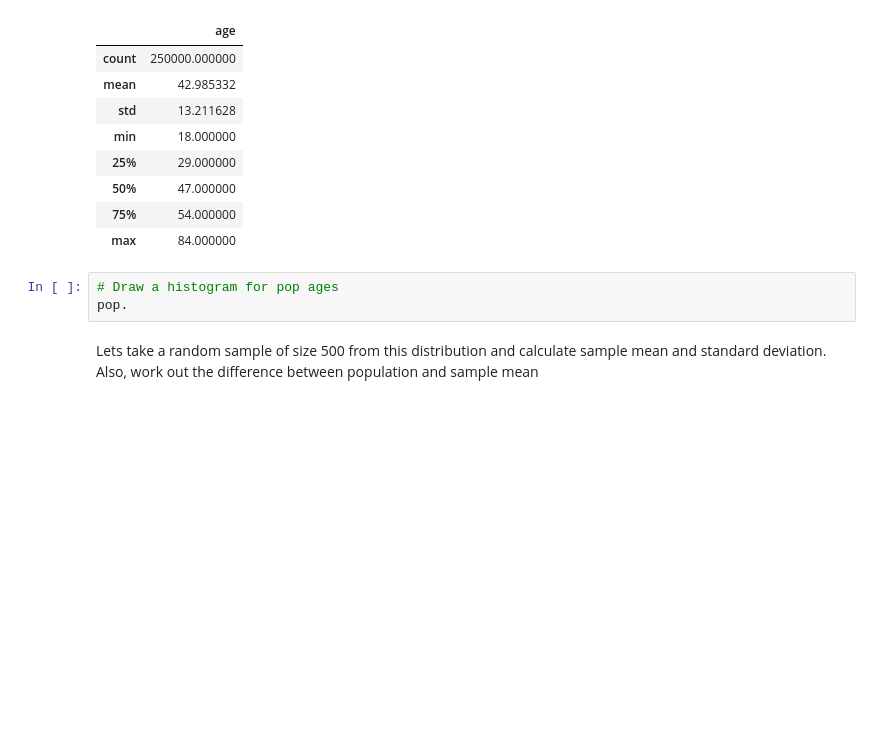
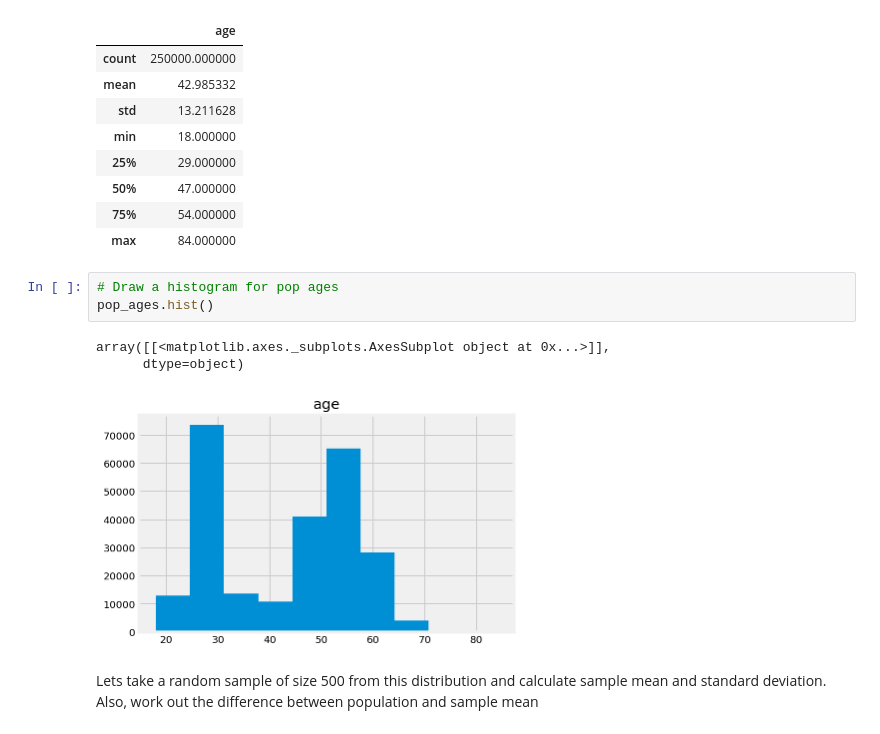
Before and after one commit to asafi1997/dsc-confidence-intervals-lab-nyc-ds-060319, a Jupyter notebook: index.ipynb, the cells around one changed output. Cells and saved outputs as stored; diff of their text form; blank space fills up the shorter version.

```diff
--- a/index.ipynb
+++ b/index.ipynb
@@ -76,7 +76,11 @@ pop_ages.describe()
 | max | 84.000000 |
 # %%
 # Draw a histogram for pop ages
-pop.
+pop_ages.hist()
+# %% [output]
+array([[<matplotlib.axes._subplots.AxesSubplot object at 0x...>]],
+      dtype=object)
+[figure, added]
 # %% [markdown]
 Lets take a random sample of size 500 from this distribution and calculate sample mean and standard deviation. Also, work out the difference between population and sample mean
 # %%
```
